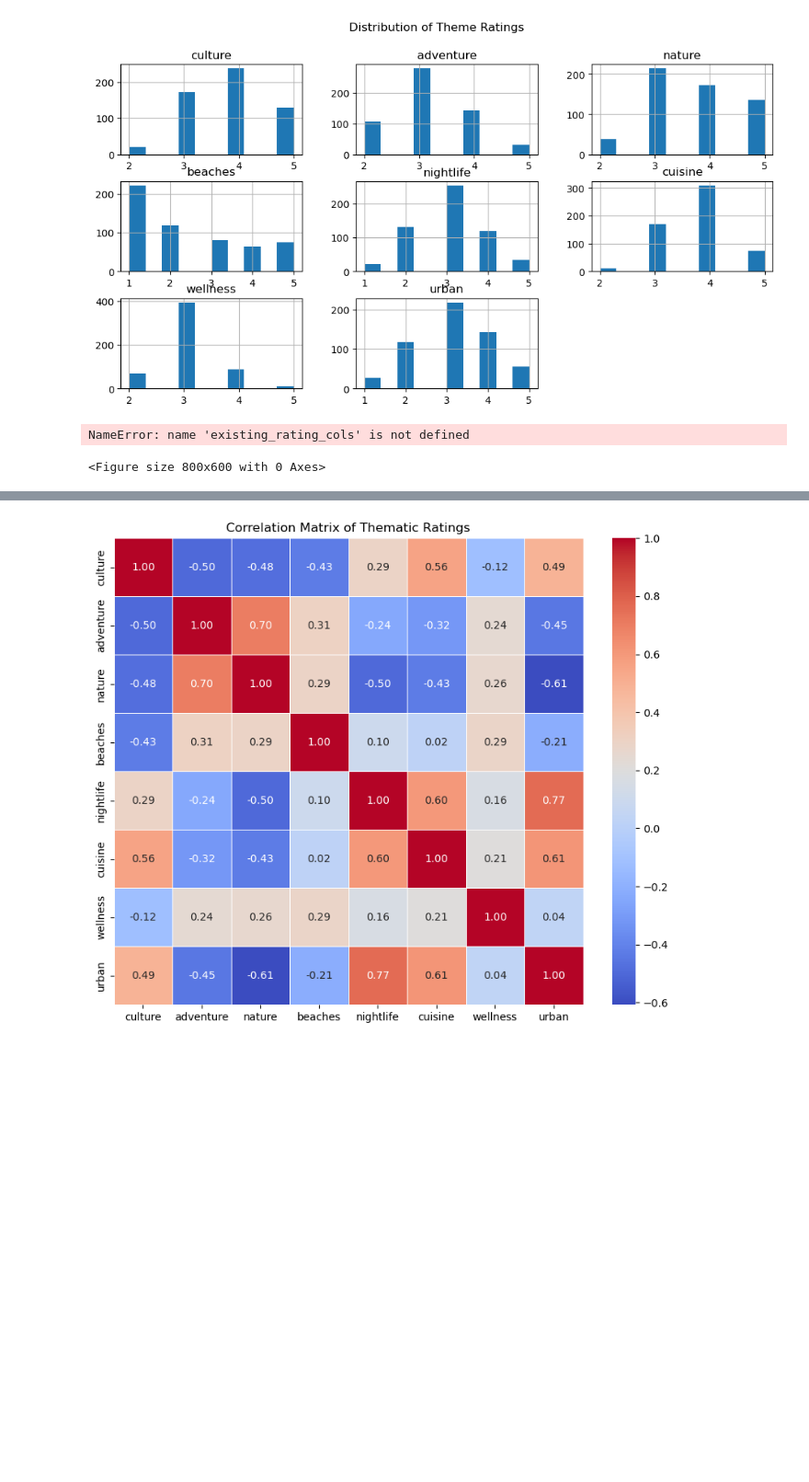
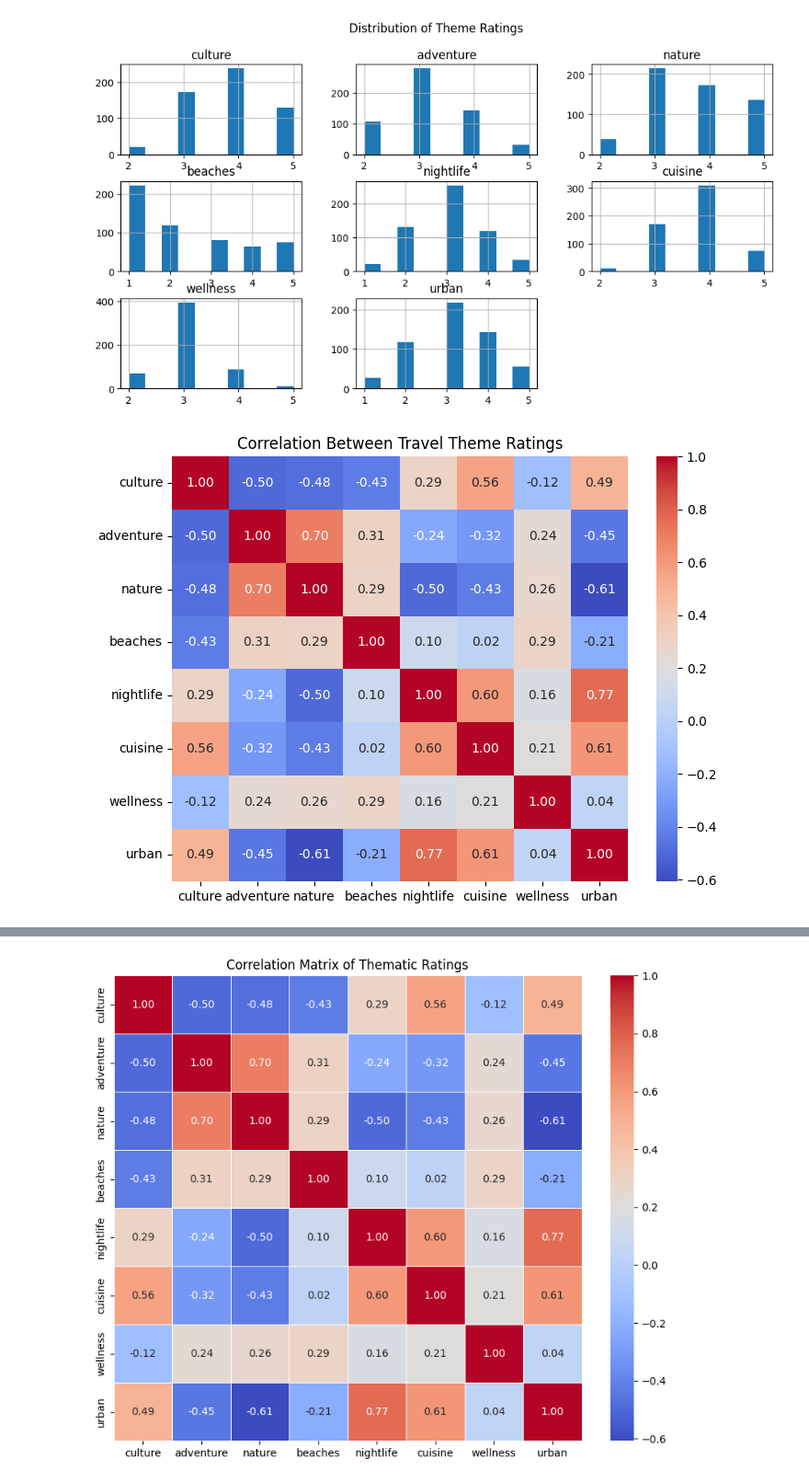
Before and after one commit to akpatil4/travel-recommender-ml, a Jupyter notebook: travel_recommender.ipynb, the cells around one changed output, grey strips where cells are left out. Shown at 92% size. Saved outputs shown, nothing was run; the diff lists cells and outputs as text; code cells hidden in the pictures; blank space fills up the shorter version.

```diff
--- a/travel_recommender.ipynb
+++ b/travel_recommender.ipynb
@@ -62,6 +64,8 @@ plt.show()
 # %% [output]
 [figure]
 # %%
+rating_columns = ['culture', 'adventure', 'nature', 'beaches', 'nightlife', 'cuisine', 'wellness', 'urban']
+
 # Only use columns that exist in the dataframe
 existing_rating_columns = [col for col in rating_columns if col in df.columns]
 
@@ -72,12 +76,11 @@ plt.show()
 [figure]
 # %%
 plt.figure(figsize=(8,6))
-sns.heatmap(df[existing_rating_cols].corr(), annot=True, cmap='coolwarm', fmt=".2f")
+sns.heatmap(df[existing_rating_columns].corr(), annot=True, cmap='coolwarm', fmt=".2f")
 plt.title("Correlation Between Travel Theme Ratings")
 plt.show()
 # %% [output]
-NameError: name 'existing_rating_cols' is not defined
-<Figure size 800x600 with 0 Axes>
+[figure, added]
 # %%
 plt.figure(figsize=(10, 6))
 sns.boxplot(data=df, x='budget_level', y='cuisine')
```
Also changed, not shown: parts of 10 cells of this notebook.
